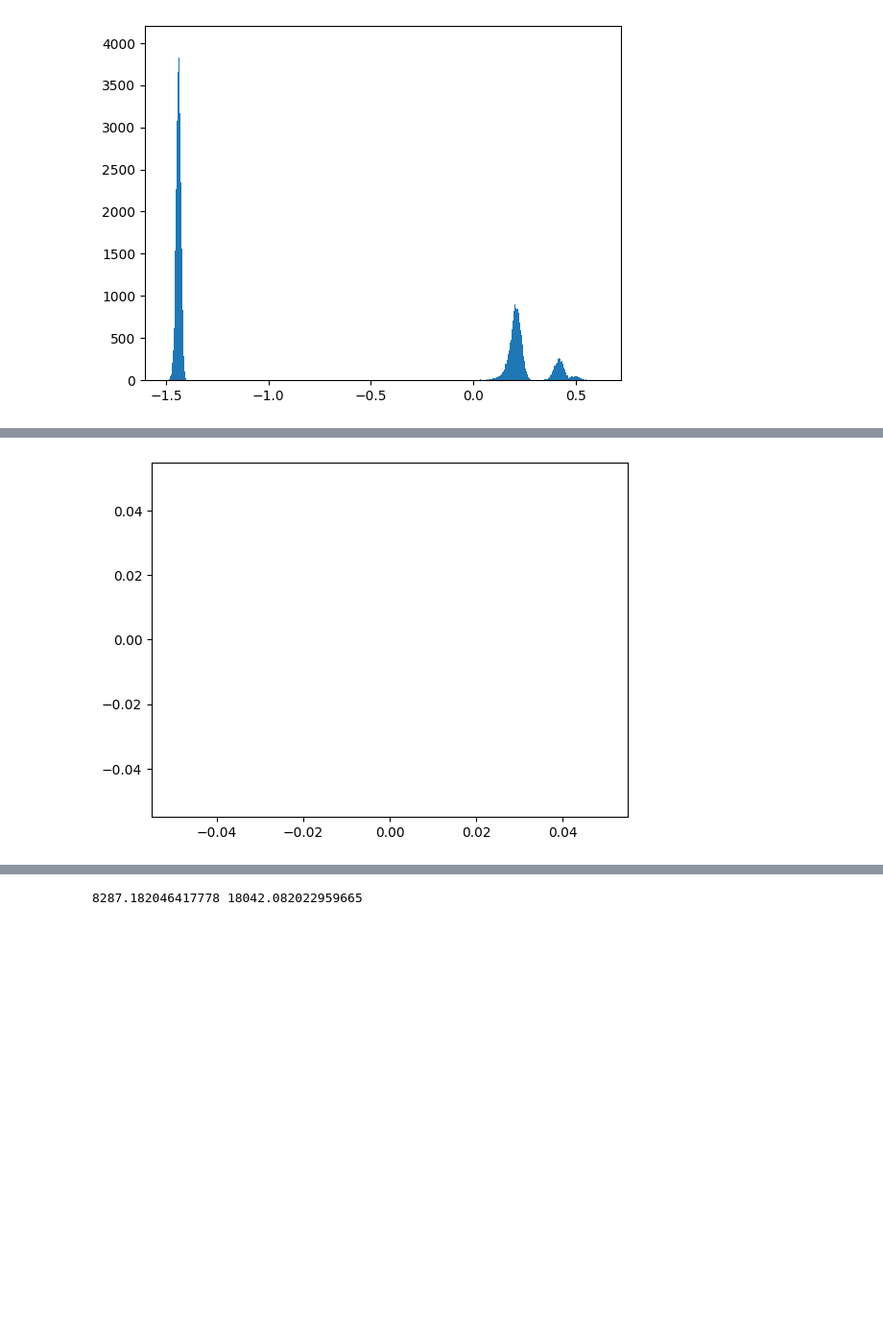
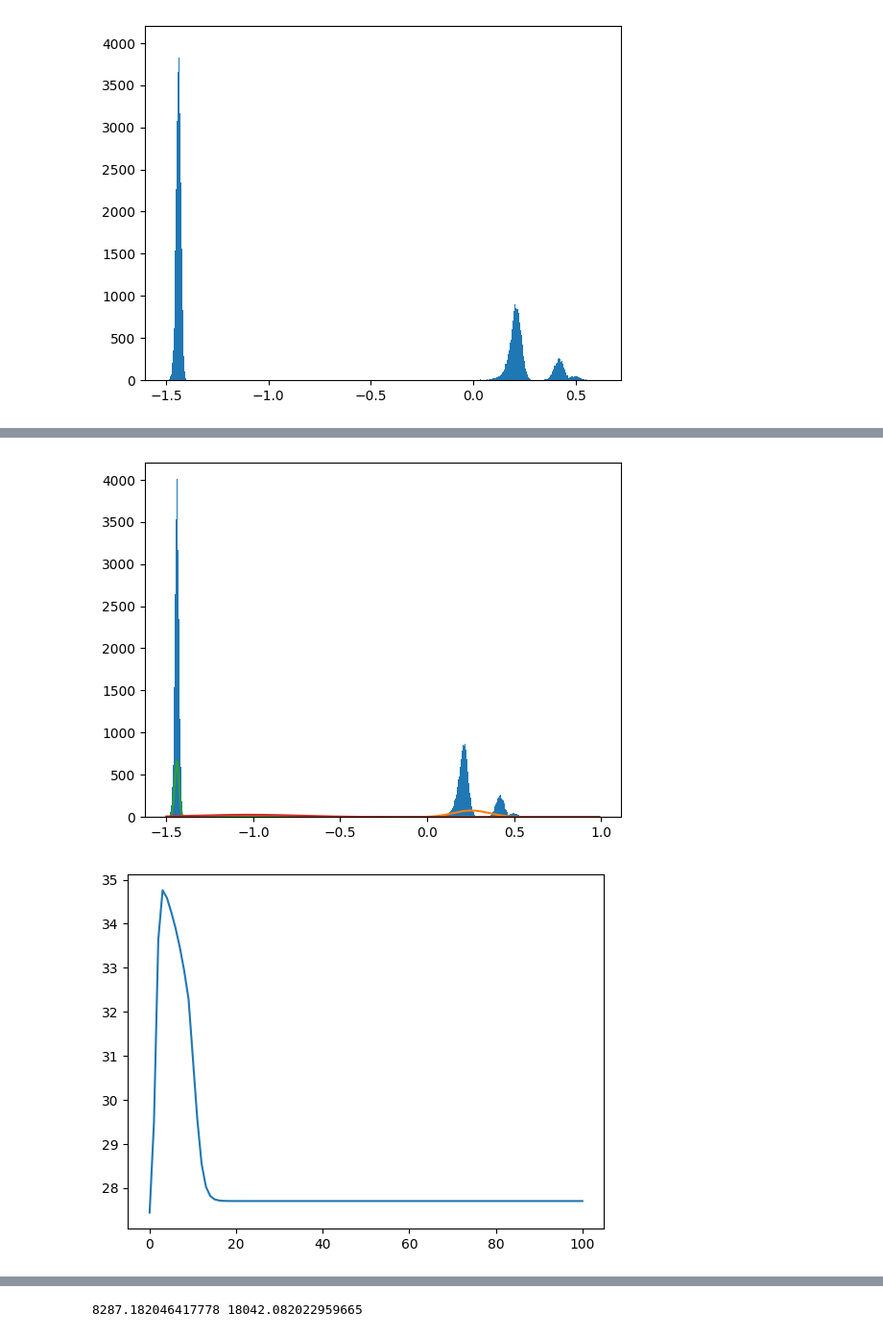
Before and after one commit to polyquantique/Photon-Number-Classification, a Jupyter notebook: src/Metrics_SNSPD.ipynb, the cells around one changed output, grey strips where cells are left out. Shown at 96% size. Saved outputs shown, nothing was run; the diff lists cells and outputs as text; code cells hidden in the pictures; blank space fills up the shorter version.

```diff
--- a/src/Metrics_SNSPD.ipynb
+++ b/src/Metrics_SNSPD.ipynb
@@ -21,7 +21,7 @@ from sklearn.manifold import Isomap, TSNE
 # %%
 signal_size = 30_000
 certain_clusters = 3
-selected_dB = [18.97]#[9.05,  9.5, 10.01,10.59, 11.25, 12.04, 13.0, 14.24, 15.99, 18.97]
+selected_dB = [9.05,  9.5, 10.01,10.59, 11.25, 12.04, 13.0, 14.24, 15.99, 18.97]
 skip = 100
 path_dB = 'Datasets/SNSPD/Paderborn/db_shuffled.npy'
 path_test = 'Datasets/SNSPD/Paderborn/data test/'
@@ -79,3 +80,10 @@ plt.hist(X_train, bins=1000)
 plt.show()
 # %% [output]
 [figure]
+# %%
+from AutoencoderAPI.utils.clustering.uniformMixture import UMM_1D
+
+uni = UMM_1D(mean_init = [-1.5, 0, 0.5],
+             n_cluster = 3,
+             n_step = 100)
+uni.fit(X_train)
@@ -82,8 +93,10 @@ plt.show()
 # %%
-from AutoencoderAPI.utils.clustering.uniformMixture import UMM
-from AutoencoderAPI.utils.clustering.poissonGaussianMixture import GMM_1D
+from AutoencoderAPI.utils.clustering.customGaussianMixture import GMM_1D
 
-uni = GMM_1D(n_cluster = 4, n_step = 100)
+uni = GMM_1D(#mean_init = [-1.5, 0, 0.5],
+             n_cluster = 3,
+             n_step = 100)
 uni.fit(X_train)
 # %% [output]
-[figure, old version]
+[figure, new version]
+[figure, added]
```
Also changed, not shown: parts of 4 cells of this notebook, 4 other files.
